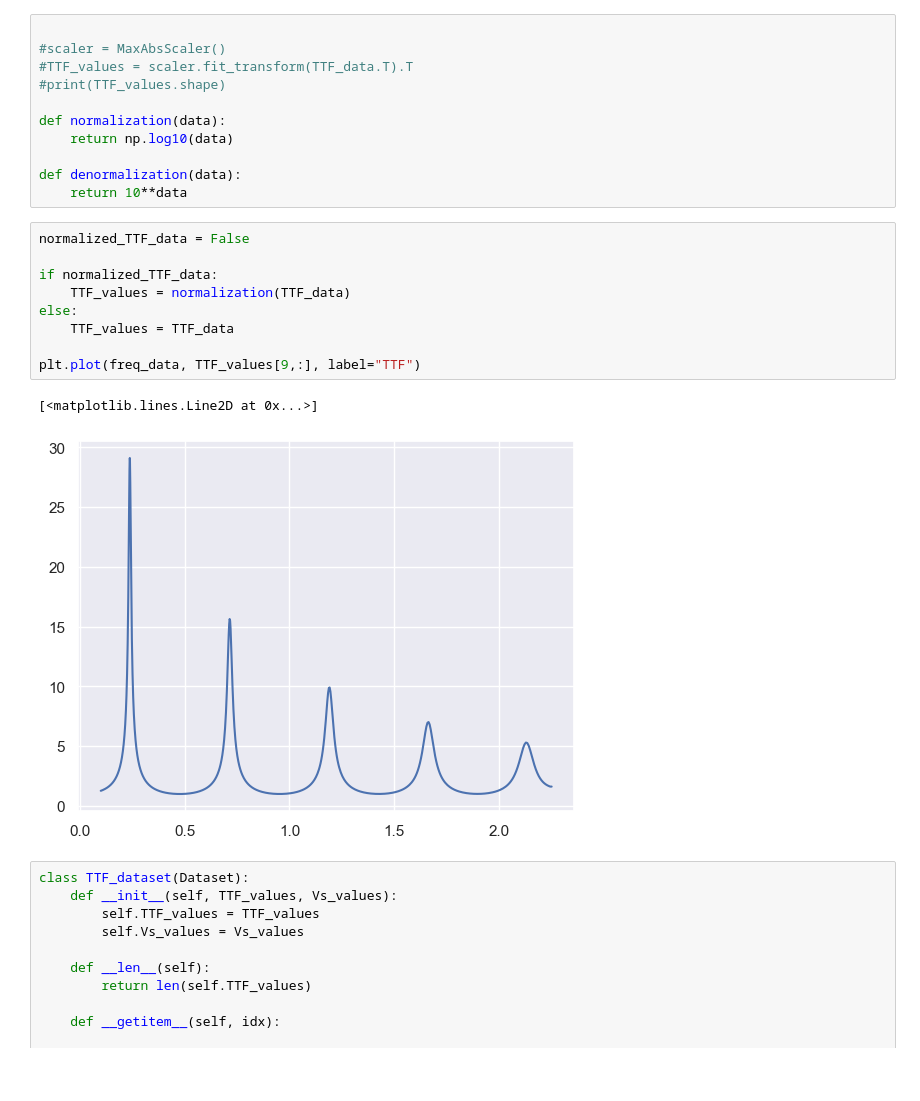
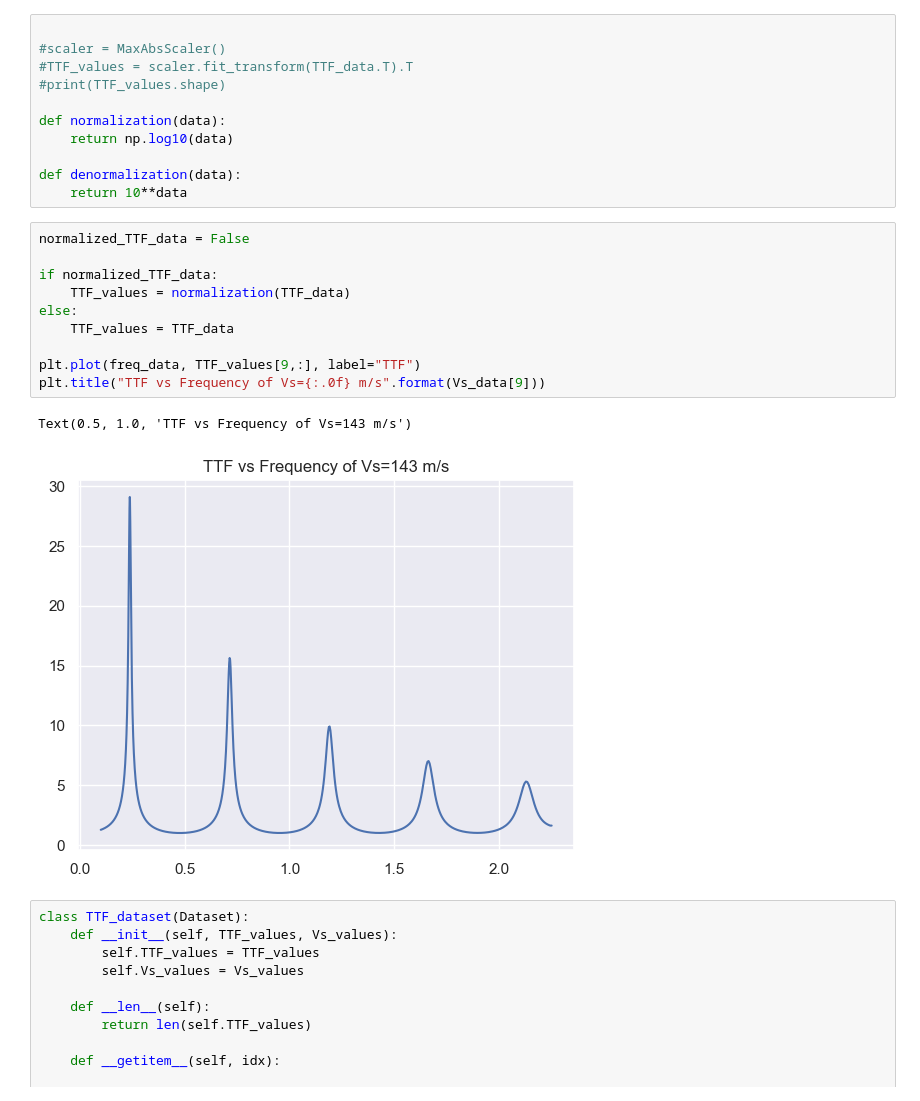
Before and after one commit to KurtSoncco/GNN_Soil_Dynamics, a Jupyter notebook: FLAC/FLAC2D/1D 1 Column/RNN_model.ipynb, the cells around one changed output. Drawn from its saved outputs; the diff is of its cells as text; blank space fills up the shorter version.

```diff
--- a/FLAC/FLAC2D/1D 1 Column/RNN_model.ipynb
+++ b/FLAC/FLAC2D/1D 1 Column/RNN_model.ipynb
@@ -59,15 +59,16 @@ def denormalization(data):
 # %%
 normalized_TTF_data = False
 
 if normalized_TTF_data:
     TTF_values = normalization(TTF_data)
 else:
     TTF_values = TTF_data
 
 plt.plot(freq_data, TTF_values[9,:], label="TTF")
+plt.title("TTF vs Frequency of Vs={:.0f} m/s".format(Vs_data[9]))
 # %% [output]
-[<matplotlib.lines.Line2D at 0x...>]
+Text(0.5, 1.0, 'TTF vs Frequency of Vs=143 m/s')
-[figure, old version]
+[figure, new version]
 # %%
 class TTF_dataset(Dataset):
     def __init__(self, TTF_values, Vs_values):
```
Also changed, not shown: 29 other files.
